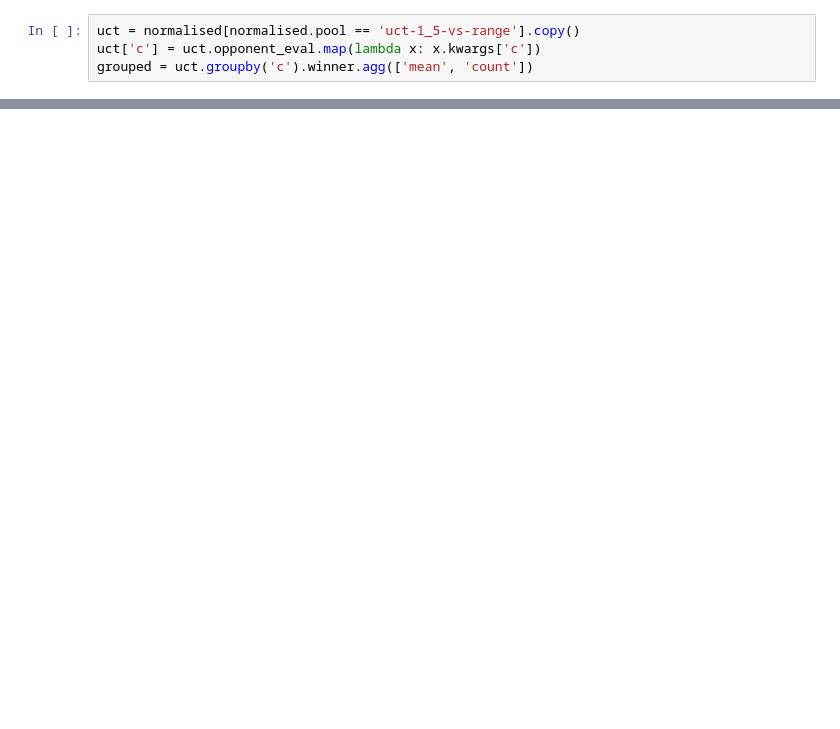
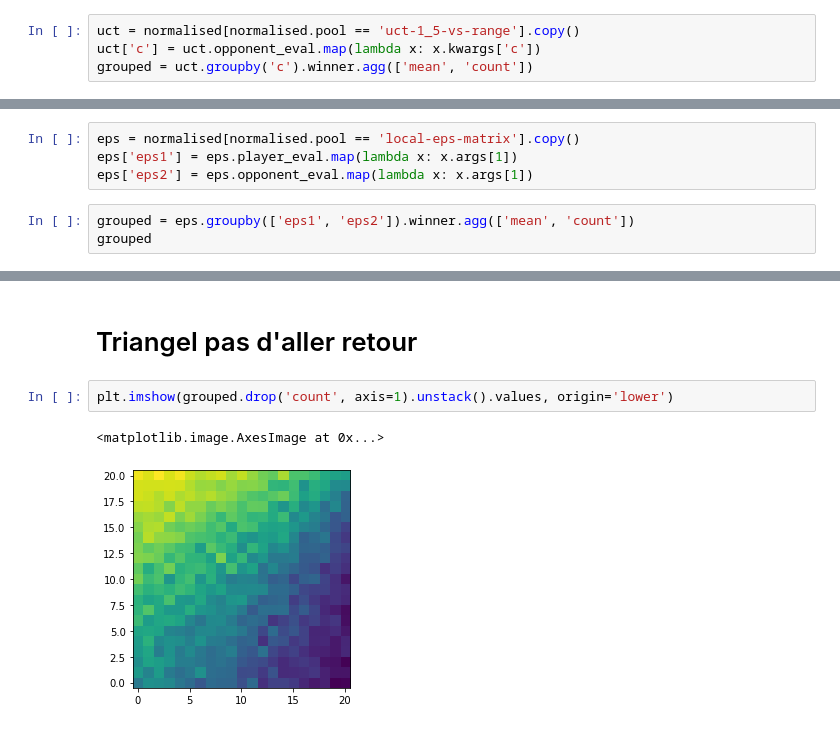
Before and after one commit to C4ptainCrunch/thesis, a Jupyter notebook: source/notebooks/query-cloudwatch.ipynb, the cells around one changed output, grey strips where cells are left out. Cells and saved outputs as stored; diff of their text form; blank space fills up the shorter version.

```diff
--- a/source/notebooks/query-cloudwatch.ipynb
+++ b/source/notebooks/query-cloudwatch.ipynb
@@ -182,0 +236,7 @@ plt.ylabel("Opponent's win ratio");
+# %%
+eps = normalised[normalised.pool == 'local-eps-matrix'].copy()
+eps['eps1'] = eps.player_eval.map(lambda x: x.args[1])
+eps['eps2'] = eps.opponent_eval.map(lambda x: x.args[1])
+# %%
+grouped = eps.groupby(['eps1', 'eps2']).winner.agg(['mean', 'count'])
+grouped
@@ -182,0 +258,7 @@ plt.ylabel("Opponent's win ratio");
+# %% [markdown]
+# Triangel pas d'aller retour
+# %%
+plt.imshow(grouped.drop('count', axis=1).unstack().values, origin='lower')
+# %% [output]
+<matplotlib.image.AxesImage at 0x...>
+[figure, added]
```
Also changed, not shown: parts of 17 cells of this notebook, 5 other files.
